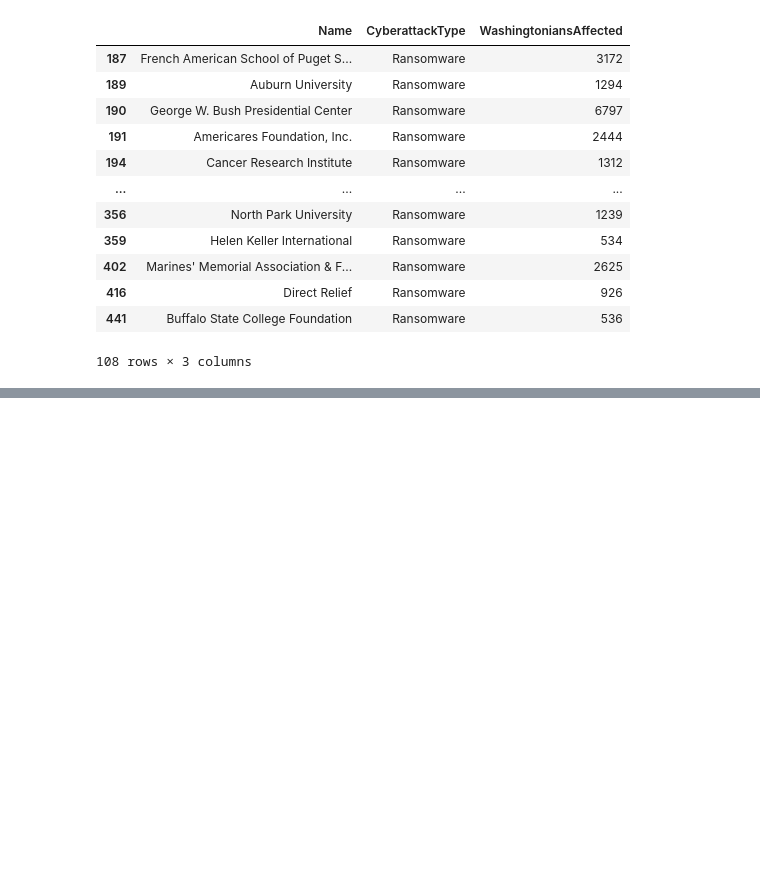
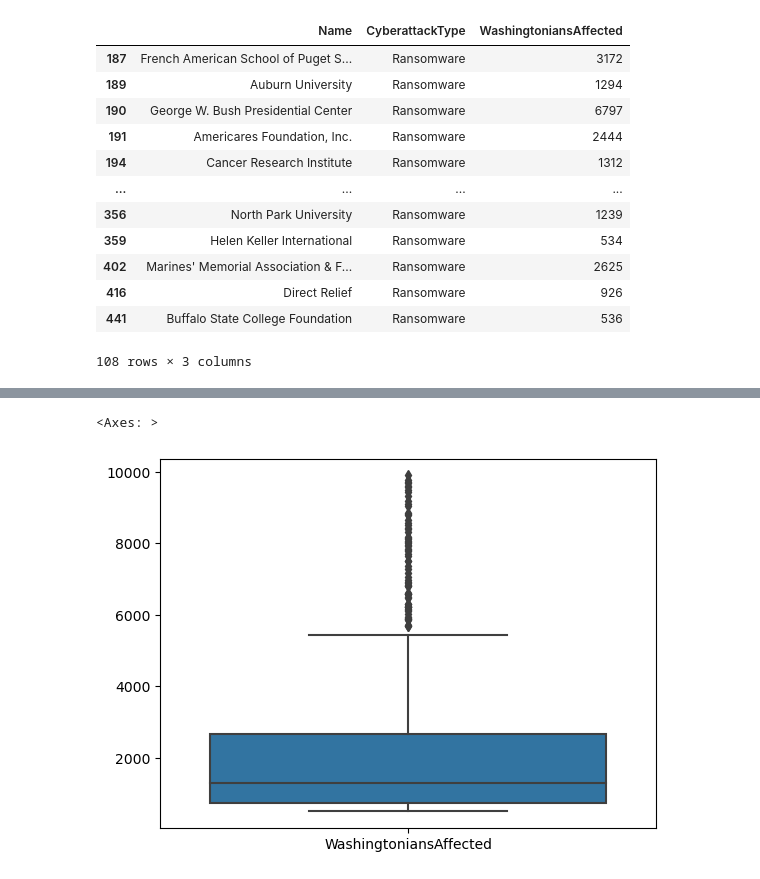
Before and after one commit to IsaacDaHanes/Washington_State_Databreach_Assessment, a Jupyter notebook: notebooks/wastate_databreaches_eda.ipynb, the cells around one changed output, grey strips where cells are left out. Saved outputs shown, nothing was run; the diff lists cells and outputs as text; code cells hidden in the pictures; blank space fills up the shorter version.

```diff
--- a/notebooks/wastate_databreaches_eda.ipynb
+++ b/notebooks/wastate_databreaches_eda.ipynb
@@ -407,0 +408,4 @@ plotdates_notfebsev
+# %%
+watonians_aff_notnull = wa_databreach_df[wa_databreach_df['WashingtoniansAffected'].notnull()]
+watonians_aff_notnull_trimmed = watonians_aff_notnull[(watonians_aff_notnull['WashingtoniansAffected'] > 15) & (watonians_aff_notnull['WashingtoniansAffected'] < 10000)]
+watonians_aff_notnull_trimmed
@@ -407,0 +426,7 @@ plotdates_notfebsev
+# %%
+fig, ax = plt.subplots()
+
+sns.boxplot(watonians_aff_notnull_trimmed.loc[:, ['WashingtoniansAffected']])
+# %% [output]
+<Axes: >
+[figure, added]
```
Also changed, not shown: parts of 11 cells of this notebook, 4 other files.
